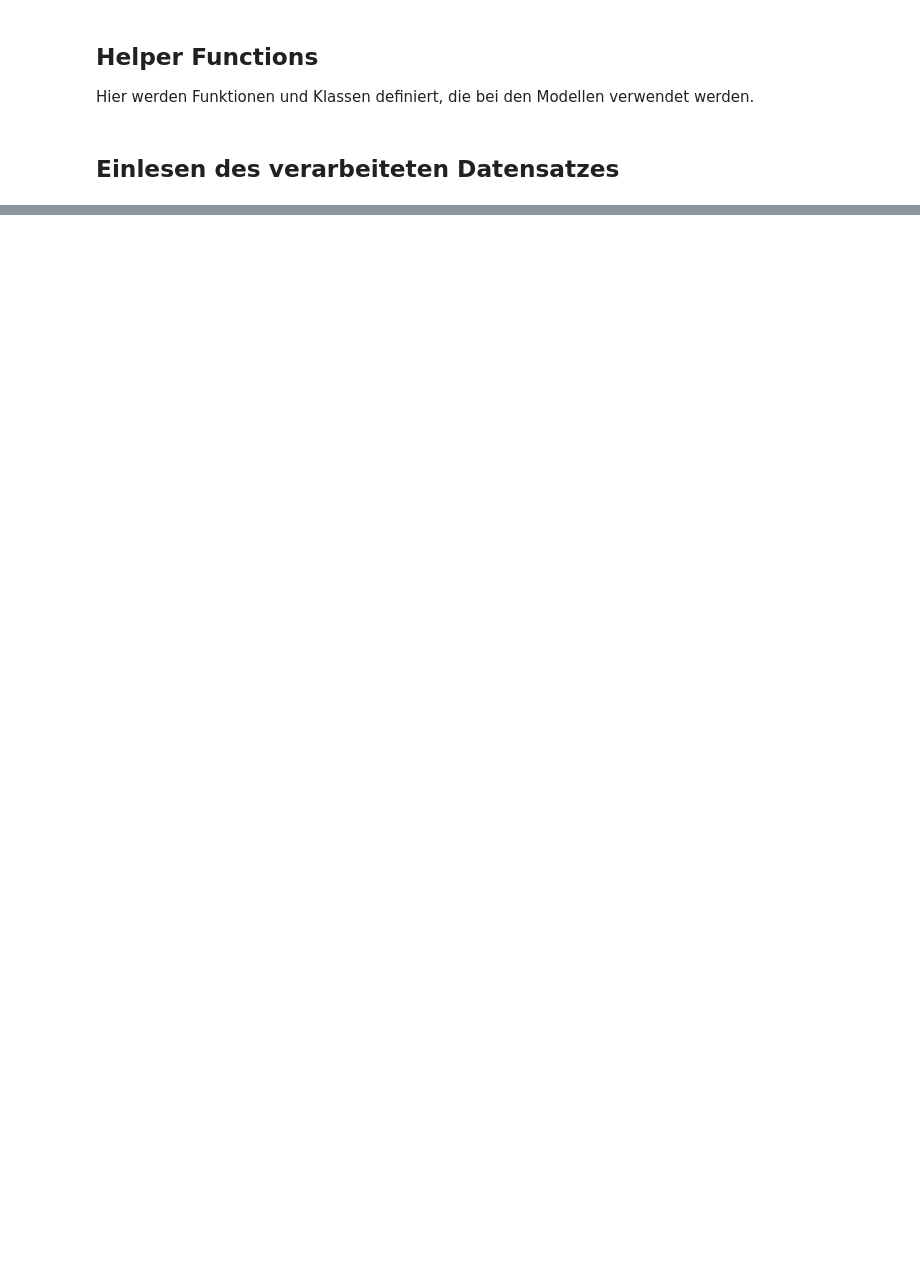
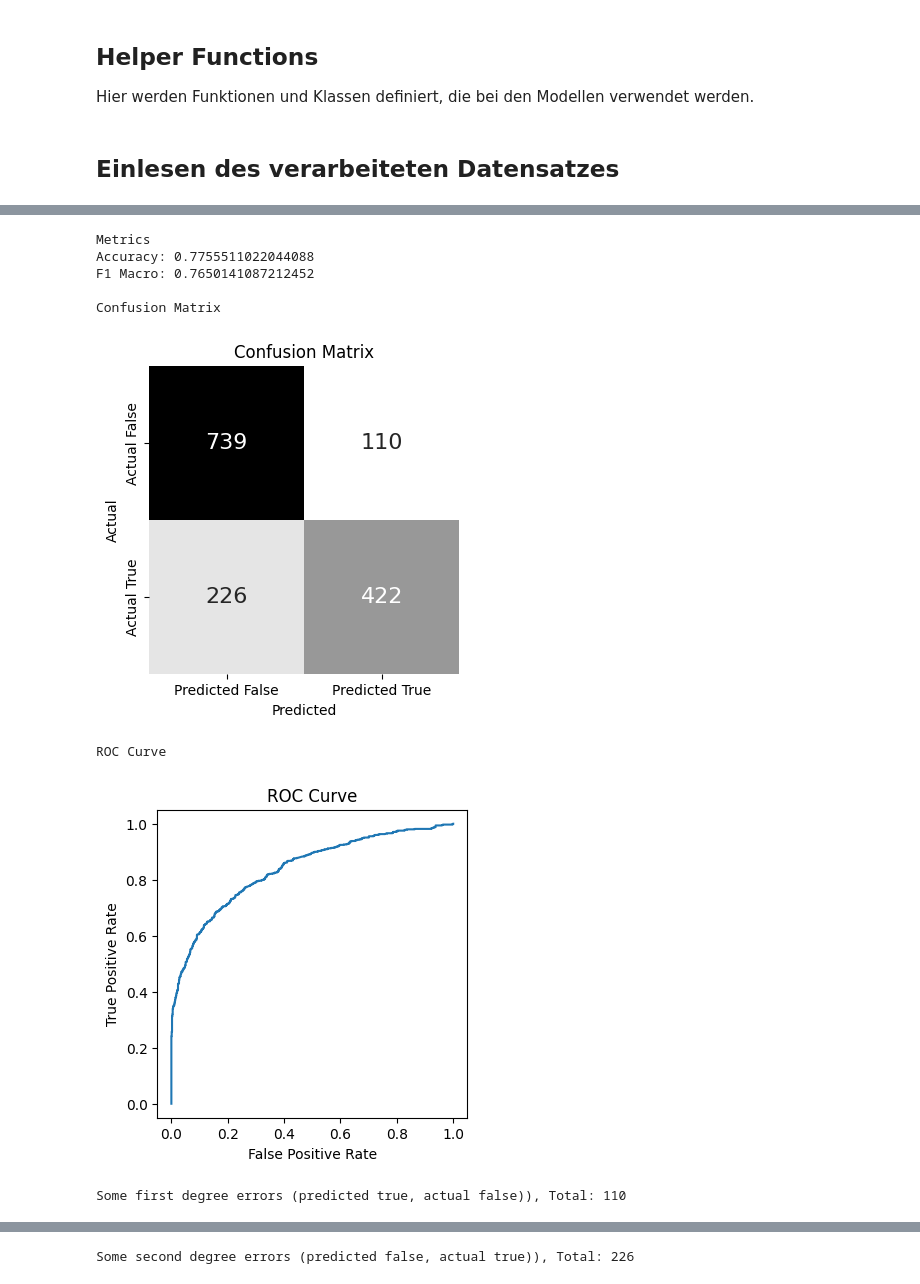
Before and after one commit to florinbarbisch/npr-mc1-text-classification, a Jupyter notebook: Model2_TFIDF_HGBC.ipynb, the cells around one changed output, grey strips where cells are left out. Cells and saved outputs as stored; diff of their text form; code cells hidden in the pictures; blank space fills up the shorter version.

```diff
--- a/Model2_TFIDF_HGBC.ipynb
+++ b/Model2_TFIDF_HGBC.ipynb
@@ -183,0 +305,12 @@ F1 Macro: 0.7650
+# %%
+TFIDF_HGBC.validate(X_val, y_val)
+# %% [output]
+Metrics
+Accuracy: 0.7755511022044088
+F1 Macro: 0.7650141087212452
+
+Confusion Matrix
+[figure, added]
+ROC Curve
+[figure, added]
+Some first degree errors (predicted true, actual false)), Total: 110
@@ -183,0 +328 @@ F1 Macro: 0.7650
+Some second degree errors (predicted false, actual true)), Total: 226
```
Also changed, not shown: parts of 24 cells of this notebook.
